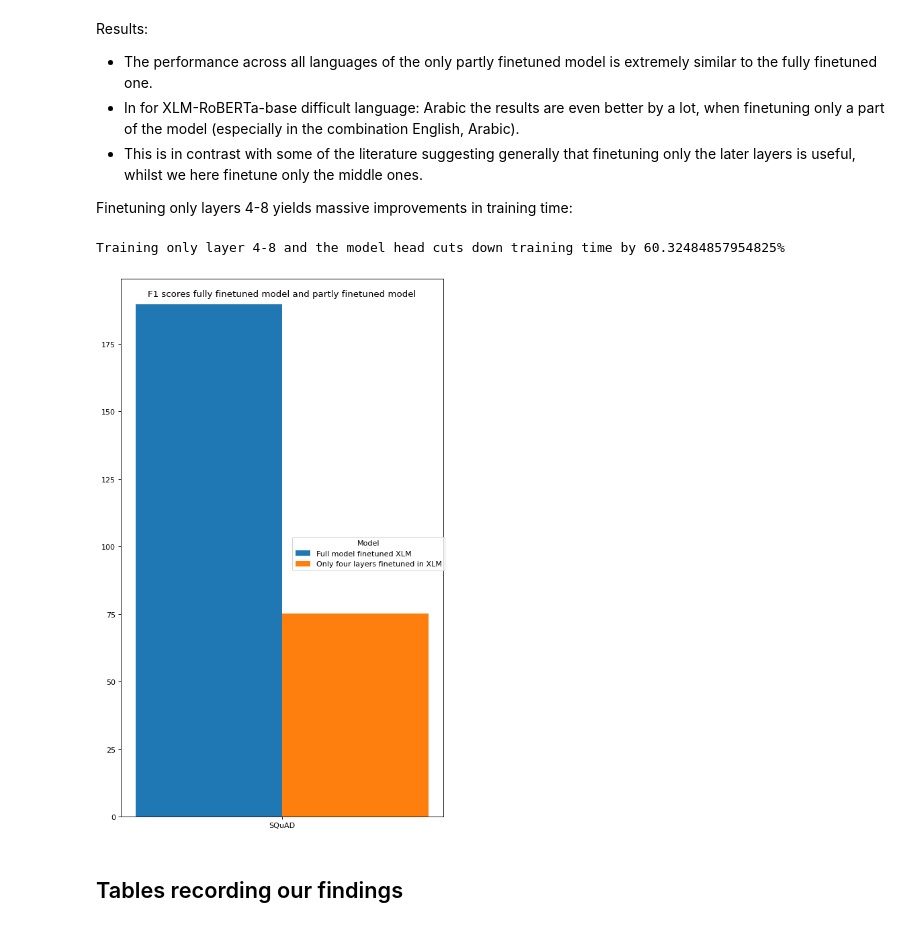
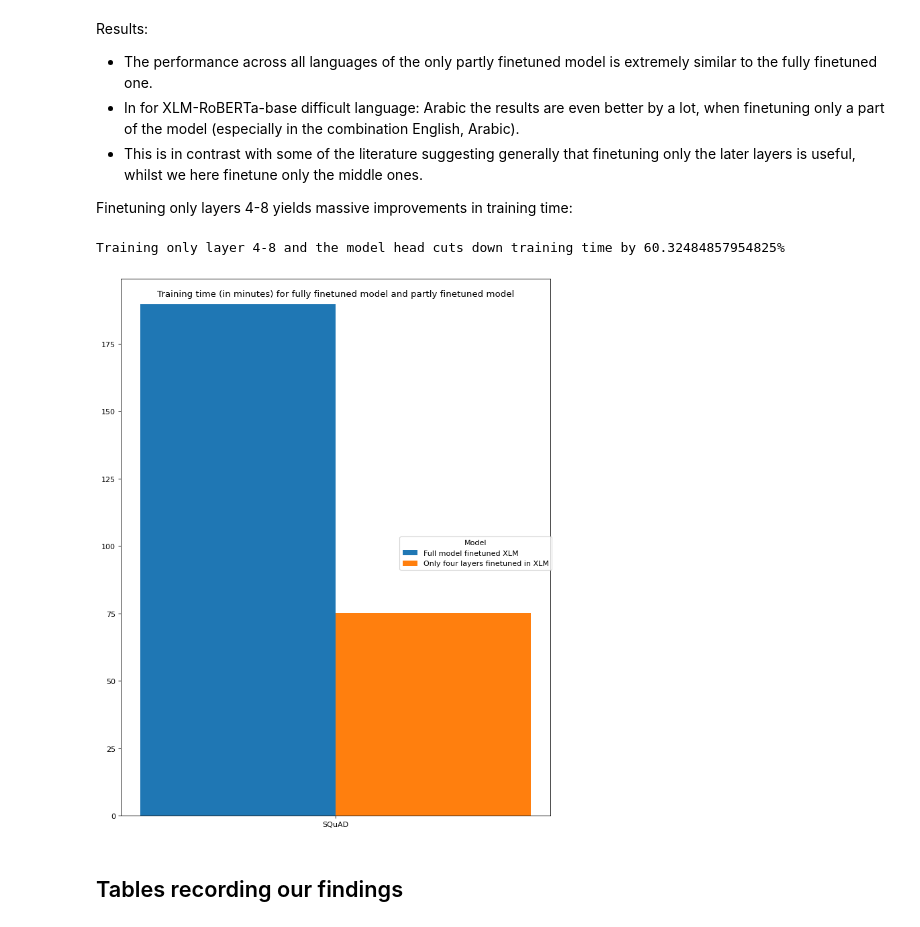
Before and after one commit to jakobwes/Evaluating-Cross-lingual-Extractive-Question-Answering, a Jupyter notebook: demo_notebook.ipynb, the cells around one changed output. Cells and saved outputs as stored; diff of their text form; code cells hidden in the pictures.

Commit message:
Corrected title of graph

```diff
--- a/demo_notebook.ipynb
+++ b/demo_notebook.ipynb
@@ -324,30 +324,30 @@ Finetuning only layers 4-8 yields massive improvements in training time:
 # %%
 #@title
 
 X = np.arange(1)
-fig = plt.figure(figsize=(6, 10), dpi=80)
+fig = plt.figure(figsize=(8, 10), dpi=80)
 ax = fig.add_axes([0,0,1,1])
 ax.bar(X + 0.00, [results_no_layers_freezed_XLM["squad"]["all results"]["train_runtime"]/60], width = 0.25)
 ax.bar(X + 0.25, results_4_layers_freezed_XLM["squad"]["all results"]["train_runtime"]/60, width = 0.25)
 
 plt.xticks(X + 0.25/2, results_texts)
 
 fig.legend(ax,     # The line objects
            labels=["Full model finetuned XLM", "Only four layers finetuned in XLM"],   # The labels for each line
            loc="right",   # Position of legend
            title="Model"  # Title for the legend
            )
 
 
-fig.suptitle("Training time for fully finetuned model and partly finetuned model")
+fig.suptitle("Training time (in minutes) for fully finetuned model and partly finetuned model")
 
 pct_cut_down = 1-results_4_layers_freezed_XLM["squad"]["all results"]["train_runtime"]/results_no_layers_freezed_XLM["squad"]["all results"]["train_runtime"]
 
 print("Training only layer 4-8 and the model head cuts down training time by " + str(100*pct_cut_down) + "% \n")
 plt.show()
 # %% [output]
 Training only layer 4-8 and the model head cuts down training time by 60.32484857954825%
-[figure, old version]
+[figure, new version]
 # %% [markdown]
 ## Tables recording our findings
 # %% [markdown]
```
Also changed, not shown: parts of 1 cell of this notebook.
